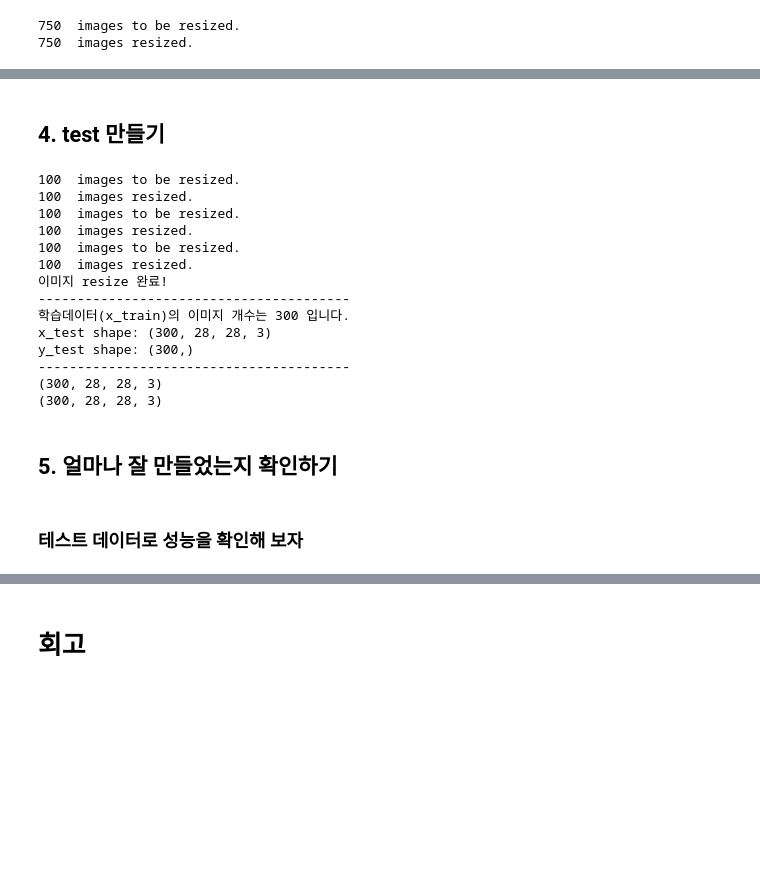
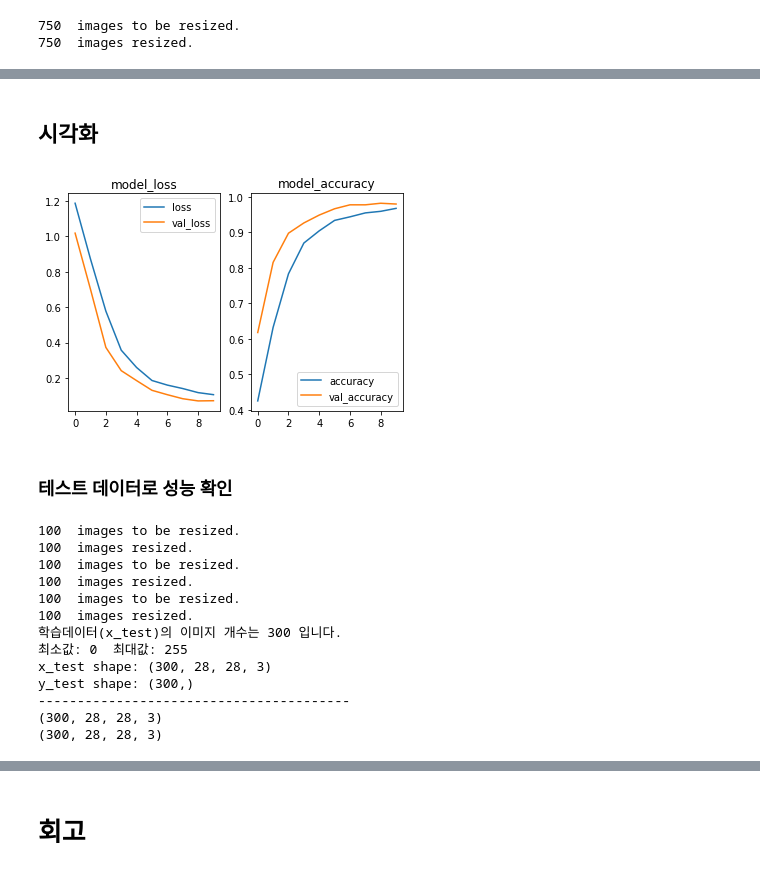
Before and after one commit to JHyeok-Choi/AIFFEL, a Jupyter notebook: [E-05]Image_Classification.ipynb, the cells around one changed output, grey strips where cells are left out. Saved outputs shown, nothing was run; the diff lists cells and outputs as text; code cells hidden in the pictures; blank space fills up the shorter version.

```diff
--- a/[E-05]Image_Classification.ipynb
+++ b/[E-05]Image_Classification.ipynb
@@ -162,11 +160,6 @@ _________________________________________________________________
+# %%
+x_train_1, x_valid_1, y_train_1, y_valid_1 = train_test_split(x_train_reshaped, y_train, random_state=2023, test_size=.2)
 # %%
-# model을 학습시키는 코드를 직접 작성해 보세요.
-print(x_train_norm.shape)
-
-x_train_reshaped = x_train_norm.reshape( -1, 28, 28, 3)
-
-print(x_train_reshaped.shape)
-
 model.compile(optimizer='adam', loss='sparse_categorical_crossentropy', metrics=['accuracy'])
-model.fit(x_train_reshaped, y_train, epochs=10)
+history = model.fit(x_train_1, y_train_1, validation_data=(x_valid_1, y_valid_1), epochs=10)
 # %% [output]
@@ -191,5 +186,21 @@ Epoch 10/10
+# %% [markdown]
+## 시각화
+# %%
+plt.subplot(121)
+plt.title('model_loss')
+plt.plot(history.history['loss'], label='loss')
+plt.plot(history.history['val_loss'], label='val_loss')
+plt.legend()
+plt.subplot(122)
+plt.title('model_accuracy')
+plt.plot(history.history['accuracy'], label='accuracy')
+plt.plot(history.history['val_accuracy'], label='val_accuracy')
+plt.legend()
+plt.show()
+# %% [output]
+[figure, added]
 # %% [markdown]
-## 4. test 만들기
+### 테스트 데이터로 성능 확인
 # %%
 # x_test, y_test를 만드는 방법은 x_train, y_train을 만드는 방법과 아주 유사합니다.
 def resize_images(img_path):
@@ -213,9 +224,6 @@ image_dir_path = "./rock_scissor_paper/test/rock"
 resize_images(image_dir_path)
 image_dir_path = "./rock_scissor_paper/test/paper"
 resize_images(image_dir_path)
-print("이미지 resize 완료!")
-
-print("-"*40)
 
 def load_data(img_path, number_of_data=300):  # 가위바위보 이미지 개수 총합에 주의하세요.
     # 가위 : 0, 바위 : 1, 보 : 2
@@ -244,13 +252,14 @@ def load_data(img_path, number_of_data=300):  # 가위바위보 이미지 개수
         labels[idx]=2   # 보 : 2
         idx=idx+1
 
-    print("학습데이터(x_train)의 이미지 개수는", idx,"입니다.")
+    print("학습데이터(x_test)의 이미지 개수는", idx,"입니다.")
     return imgs, labels
 
 image_dir_path = "./rock_scissor_paper/test"
 (x_test, y_test)=load_data(image_dir_path)
 # 입력은 0~1 사이의 값으로 정규화
-x_test_norm = x_test/213.0
+print('최소값:',np.min(x_test), ' 최대값:',np.max(x_test))
+x_test_norm = x_test/255.0
 
 print("x_test shape: {}".format(x_test.shape))
 print("y_test shape: {}".format(y_test.shape))
@@ -262,9 +271,6 @@ print(x_test_norm.shape)
 x_test_reshaped = x_test_norm.reshape( -1, 28, 28, 3)
 
 print(x_test_reshaped.shape)
-
-#model.compile(optimizer='adam', loss='sparse_categorical_crossentropy', metrics=['accuracy'])
-#model.fit(x_test_reshaped, y_test, epochs=10)
 # %% [output]
 100  images to be resized.
 100  images resized.
@@ -272,18 +278,13 @@ print(x_test_reshaped.shape)
 100  images resized.
 100  images to be resized.
 100  images resized.
-이미지 resize 완료!
-----------------------------------------
-학습데이터(x_train)의 이미지 개수는 300 입니다.
+학습데이터(x_test)의 이미지 개수는 300 입니다.
+최소값: 0  최대값: 255
 x_test shape: (300, 28, 28, 3)
 y_test shape: (300,)
 ----------------------------------------
 (300, 28, 28, 3)
 (300, 28, 28, 3)
-# %% [markdown]
-## 5. 얼마나 잘 만들었는지 확인하기
-# %% [markdown]
-### 테스트 데이터로 성능을 확인해 보자
 # %%
 test_loss, test_accuracy = model.evaluate(x_test_reshaped, y_test, verbose=2)
 print(f"test_loss: {test_loss}")
```
Also changed, not shown: parts of 27 cells of this notebook.
